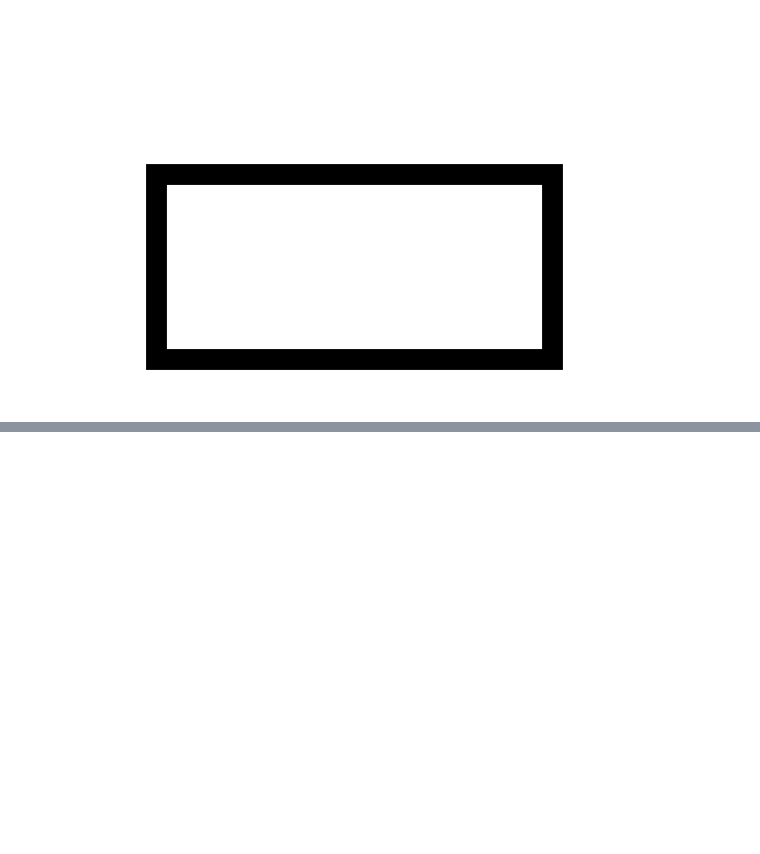
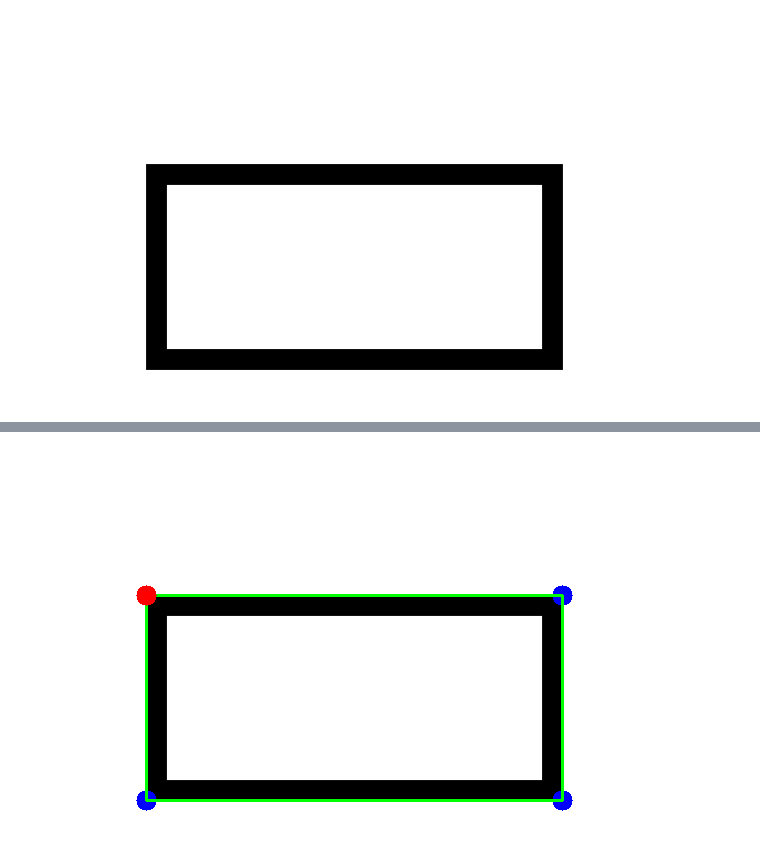
Before and after one commit to pique2233/Electronics-Design-Contest, a Jupyter notebook: CV/opencv1.ipynb, the cells around one changed output, grey strips where cells are left out. Drawn from its saved outputs; the diff is of its cells as text; code cells hidden in the pictures; blank space fills up the shorter version.

```diff
--- a/CV/opencv1.ipynb
+++ b/CV/opencv1.ipynb
@@ -209,0 +252,5 @@ Detected rectangles:
+# %%
+from IPython.display import Image as IPyImage
+IPyImage(filename="rectangle_red_dot.gif")
+# %% [output]
+[figure, added]
```
Also changed, not shown: parts of 8 cells of this notebook, 5 other files.
